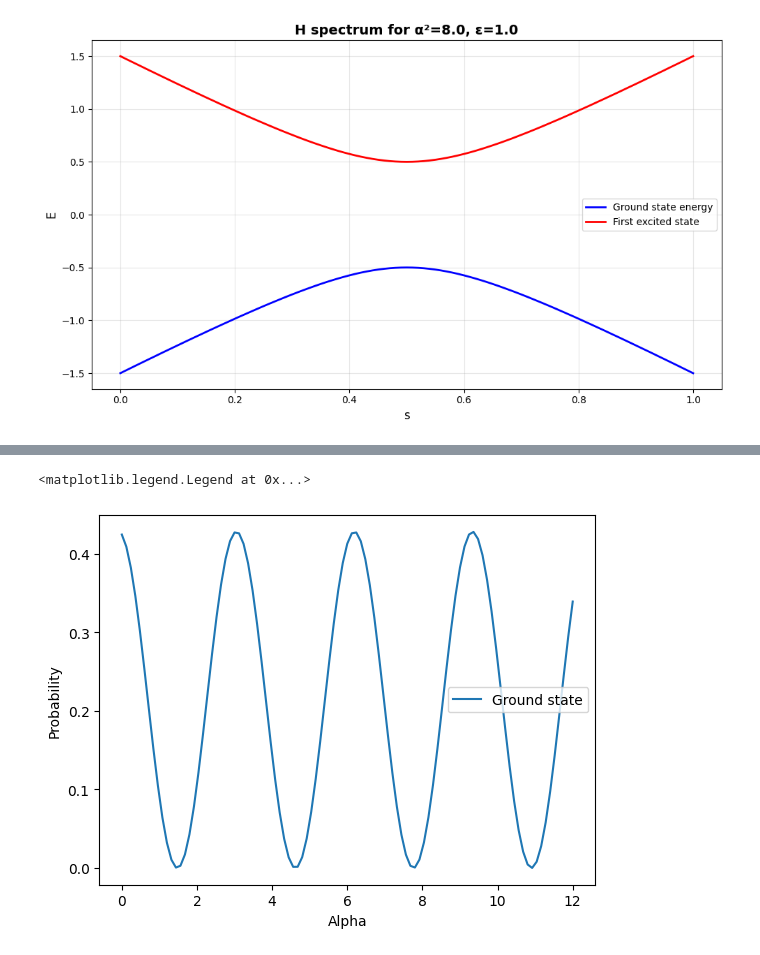
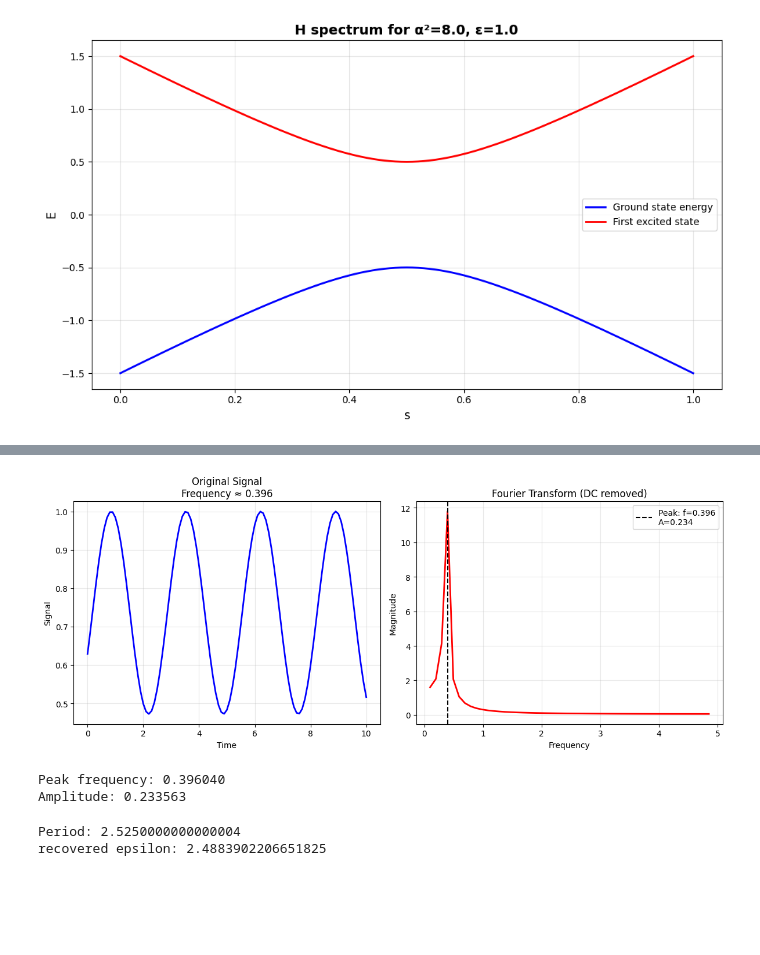
Before and after one commit to OsQarM/lsz_spectroscopy, a Jupyter notebook: qutip_test.ipynb, the cells around one changed output, grey strips where cells are left out. Drawn from its saved outputs; the diff is of its cells as text; code cells hidden in the pictures; blank space fills up the shorter version.

```diff
--- a/qutip_test.ipynb
+++ b/qutip_test.ipynb
@@ -195,9 +193,9 @@ plt.show()
 # %%
-epsilon = 2
+epsilon = 2.34
 alpha = np.sqrt(8)
 ti = 0
 tf = 1
-t_wait_list = np.linspace(0, 12, 101)
+t_wait_list = np.linspace(0, 10, 101)
 dt = 1e-3
 
 pc, pe = [], []
@@ -226,12 +224,3 @@ for tw in t_wait_list:
     dot_e = np.dot(final_state.full().flatten(), eigvecs_f[1])
     pc.append(dot_c*dot_c.conj())
     pe.append(dot_e*dot_e.conj())
-# %%
-plt.plot(t_wait_list, pc, label="Ground state")
-#plt.plot(alpha_list, pe, label="Excited state")
-plt.xlabel('Alpha')
-plt.ylabel('Probability')
-plt.legend()
-# %% [output]
-<matplotlib.legend.Legend at 0x...>
-[figure, removed]
@@ -237,0 +285,13 @@ plt.legend()
+# %%
+dominant_freq, amplitude = simplest_fourier_analysis(pc, t_wait_list)
+# %% [output]
+[figure, added]
+Peak frequency: 0.396040
+Amplitude: 0.233563
+# %%
+print("Period:", 1/dominant_freq)
+epsilon_rec = 2*np.pi*dominant_freq
+print('recovered epsilon:', epsilon_rec)
+# %% [output]
+Period: 2.5250000000000004
+recovered epsilon: 2.4883902206651825
```
Also changed, not shown: parts of 4 cells of this notebook.
